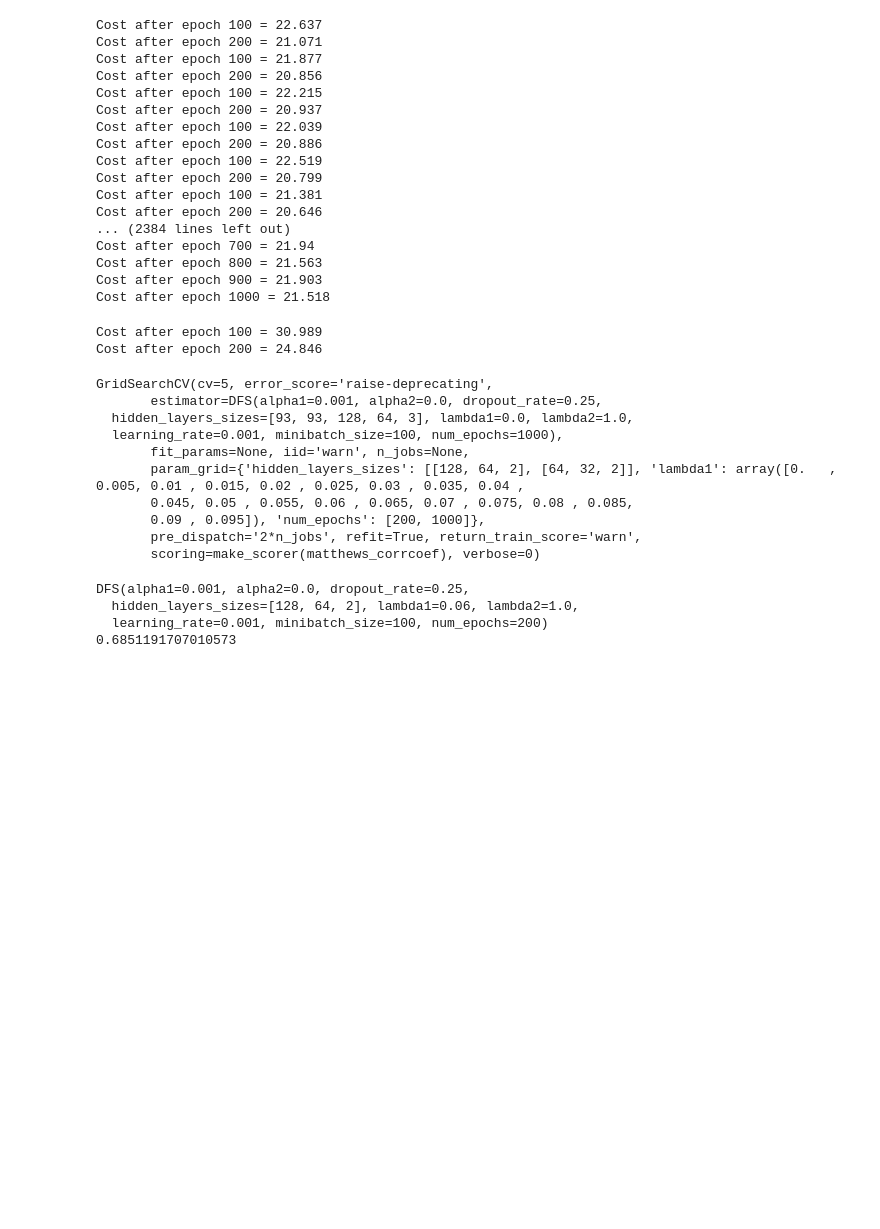
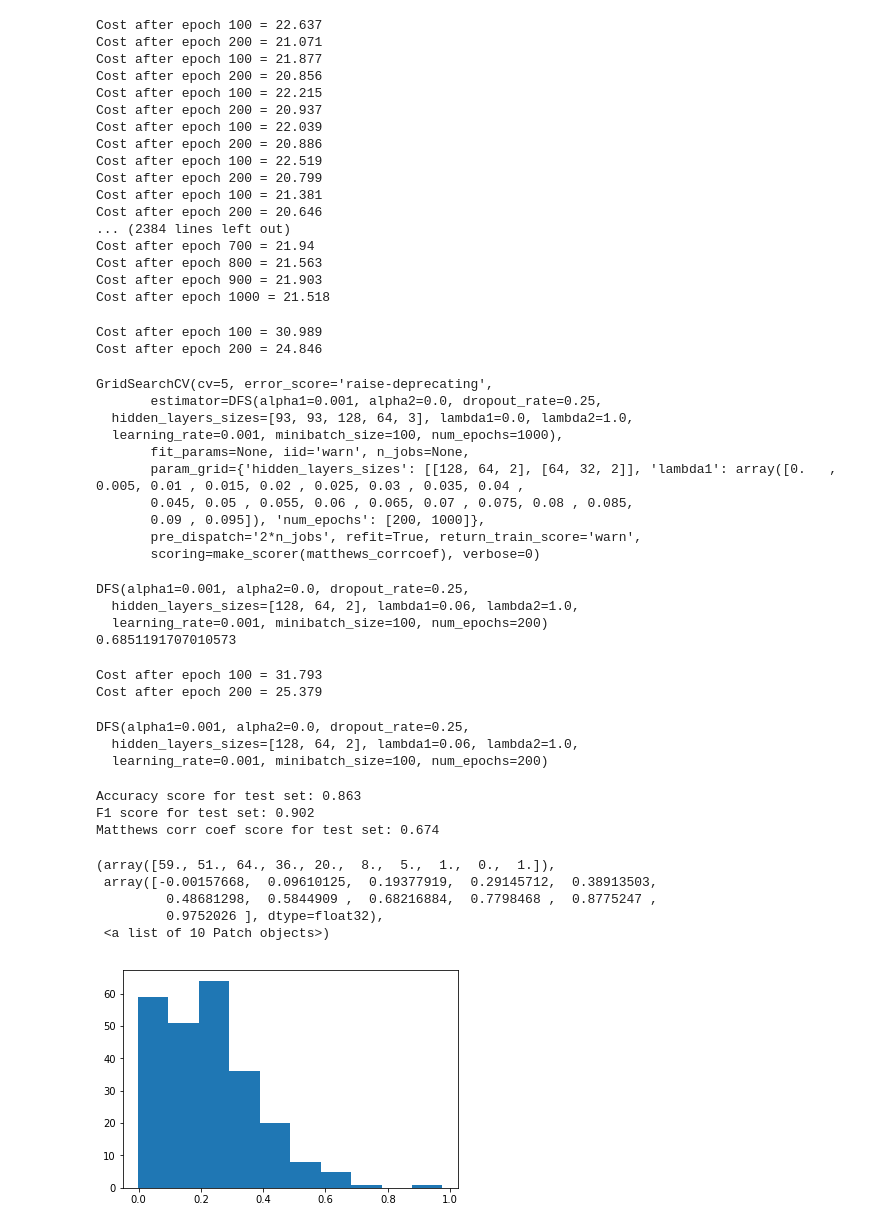
Before and after one commit to alexkats/DFS, a Jupyter notebook: Test task.ipynb, the cells around one changed output. Cells and saved outputs as stored; diff of their text form; code cells hidden in the pictures; blank space fills up the shorter version.

```diff
--- a/Test task.ipynb
+++ b/Test task.ipynb
@@ -238,7 +238,7 @@ class DFS(BaseEstimator):
     def extract_features(self, X, n_f):
         w = self.sess.run(self.w)
         res = sorted(zip(X.columns, w), key=lambda x: abs(x[1]))
-        return [res[-i][0] for i in range(1, n_f + 1)]
+        return [(res[-i][0], res[-i][1]) for i in range(1, n_f + 1)]
 # %%
 from sklearn.metrics import f1_score, accuracy_score, matthews_corrcoef, make_scorer
 
@@ -296,3 +296,29 @@ DFS(alpha1=0.001, alpha2=0.0, dropout_rate=0.25,
   hidden_layers_sizes=[128, 64, 2], lambda1=0.06, lambda2=1.0,
   learning_rate=0.001, minibatch_size=100, num_epochs=200)
 0.6851191707010573
+# %%
+best_dfs = DFS(alpha1=0.001, alpha2=0.0, dropout_rate=0.25,
+               hidden_layers_sizes=[128, 64, 2], lambda1=0.06, lambda2=1.0,
+               learning_rate=0.001, minibatch_size=100, num_epochs=200)
+best_dfs.fit(X_train, y_train)
+# %% [output]
+Cost after epoch 100 = 31.793
+Cost after epoch 200 = 25.379
+DFS(alpha1=0.001, alpha2=0.0, dropout_rate=0.25,
+  hidden_layers_sizes=[128, 64, 2], lambda1=0.06, lambda2=1.0,
+  learning_rate=0.001, minibatch_size=100, num_epochs=200)
+# %%
+calc_metrics(y_test, best_dfs.predict(X_test))
+# %% [output]
+Accuracy score for test set: 0.863
+F1 score for test set: 0.902
+Matthews corr coef score for test set: 0.674
+# %%
+plt.hist(best_dfs.sess.run(best_dfs.w))
+# %% [output]
+(array([59., 51., 64., 36., 20.,  8.,  5.,  1.,  0.,  1.]),
+ array([-0.00157668,  0.09610125,  0.19377919,  0.29145712,  0.38913503,
+         0.48681298,  0.5844909 ,  0.68216884,  0.7798468 ,  0.8775247 ,
+         0.9752026 ], dtype=float32),
+ <a list of 10 Patch objects>)
+[figure, added]
```
Also changed, not shown: parts of 5 cells of this notebook.
